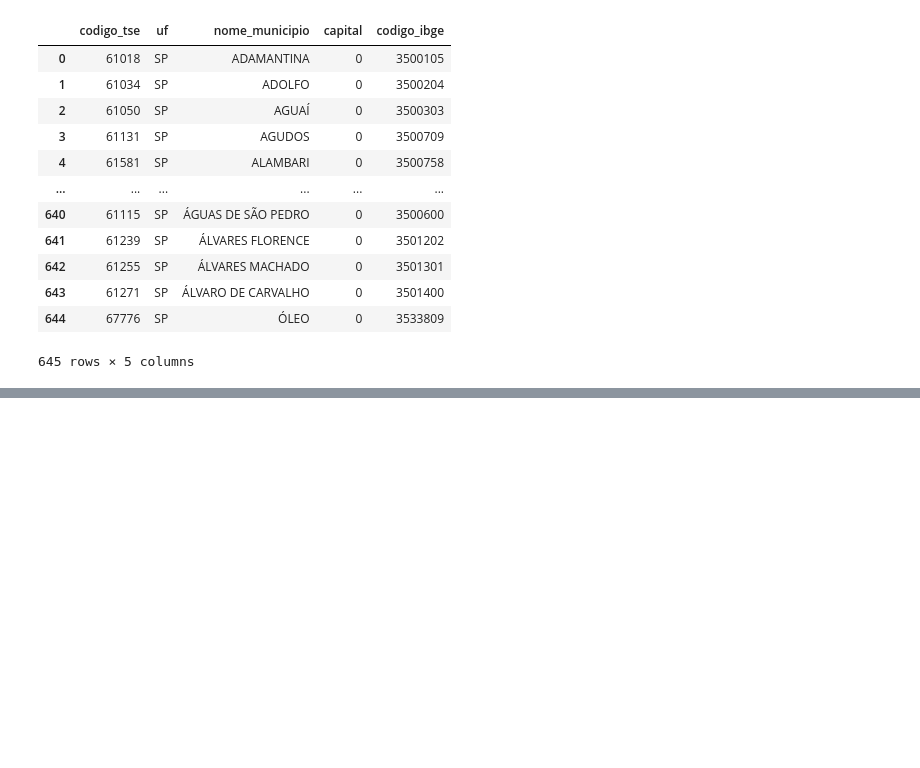
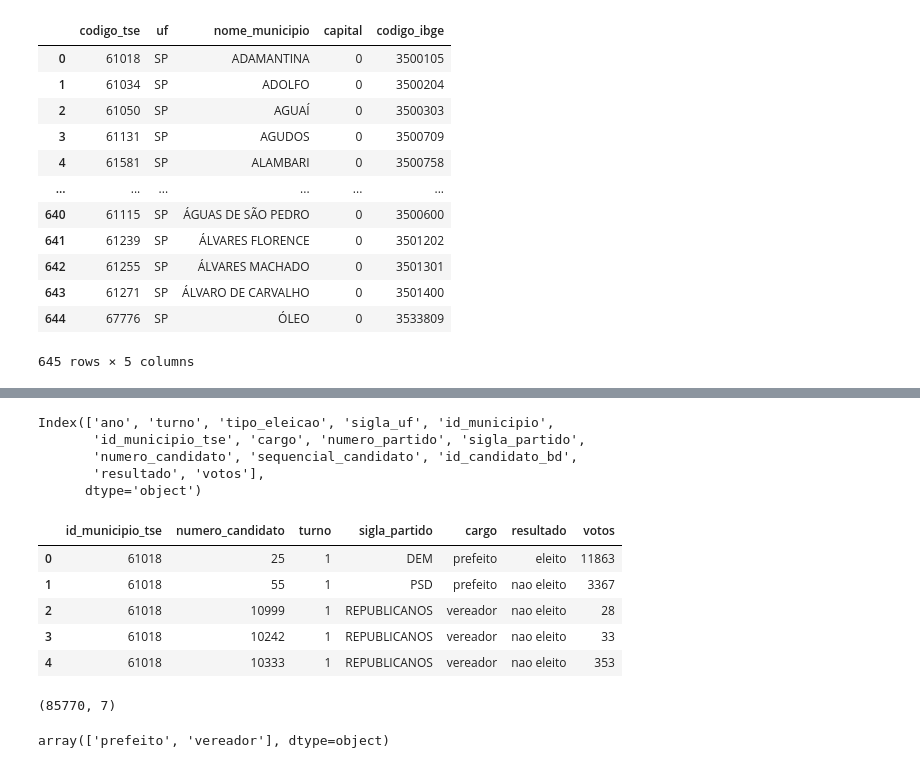
Before and after one commit to raphaelhenriquecalves/projeto-votos-e-investimento---ALFORRIAH, a Jupyter notebook: Projeto Candidato x Investimento - Dados SP.ipynb, the cells around one changed output, grey strips where cells are left out. Drawn from its saved outputs; the diff is of its cells as text; code cells hidden in the pictures; blank space fills up the shorter version.

```diff
--- a/Projeto Candidato x Investimento - Dados SP.ipynb
+++ b/Projeto Candidato x Investimento - Dados SP.ipynb
@@ -238,0 +186,40 @@ selecao_prefeitos_resultados_candidatos_SP.shape
+# %%
+# verificando as variáveis dos dados coletados
+
+resultados_candidatos_SP.columns
+# %% [output]
+Index(['ano', 'turno', 'tipo_eleicao', 'sigla_uf', 'id_municipio',
+       'id_municipio_tse', 'cargo', 'numero_partido', 'sigla_partido',
+       'numero_candidato', 'sequencial_candidato', 'id_candidato_bd',
+       'resultado', 'votos'],
+      dtype='object')
+# %%
+# selecionando as variáveis para estudo
+
+selecao_resultados_candidatos_SP = resultados_candidatos_SP[
+    ['id_municipio_tse', # identificação do município
+     'numero_candidato', # identificação do candidato
+     'turno', # identificando o turno da eleição
+     'sigla_partido', 'cargo', # identificação do partido do candidato
+     'resultado', 'votos']] # identificação da receita
+
+selecao_resultados_candidatos_SP.head()
+# %% [output]
+|  | id_municipio_tse | numero_candidato | turno | sigla_partido | cargo | resultado | votos |
+| 0 | 61018 | 25 | 1 | DEM | prefeito | eleito | 11863 |
+| 1 | 61018 | 55 | 1 | PSD | prefeito | nao eleito | 3367 |
+| 2 | 61018 | 10999 | 1 | REPUBLICANOS | vereador | nao eleito | 28 |
+| 3 | 61018 | 10242 | 1 | REPUBLICANOS | vereador | nao eleito | 33 |
+| 4 | 61018 | 10333 | 1 | REPUBLICANOS | vereador | nao eleito | 353 |
+# %%
+# verificando o tamanho do dataframe
+
+selecao_resultados_candidatos_SP.shape
+# %% [output]
+(85770, 7)
+# %%
+# verificando os cargos para o estado de SP com os dados colhidos
+
+selecao_resultados_candidatos_SP.cargo.unique()
+# %% [output]
+array(['prefeito', 'vereador'], dtype=object)
```
Also changed, not shown: parts of 19 cells of this notebook.
